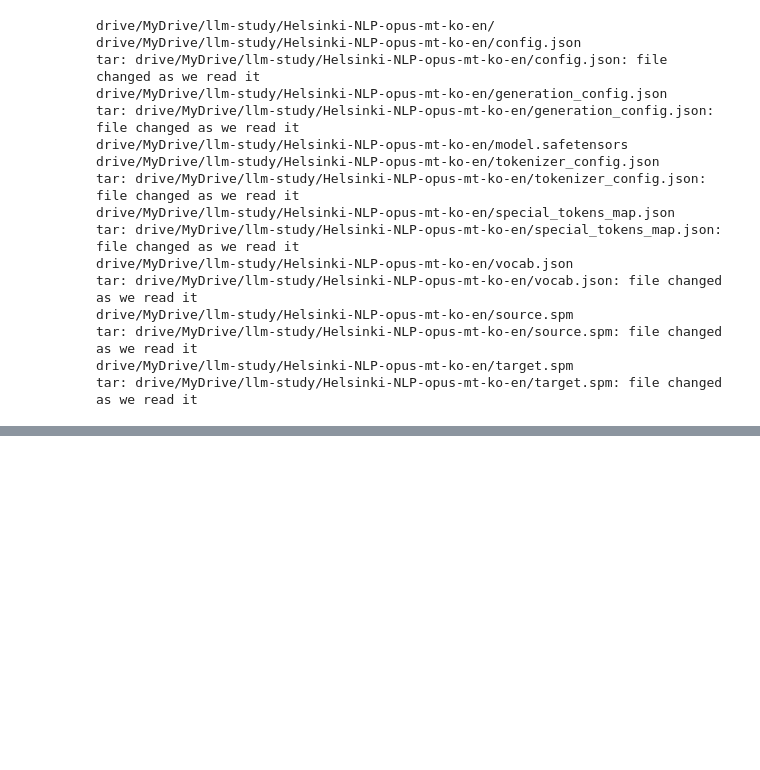
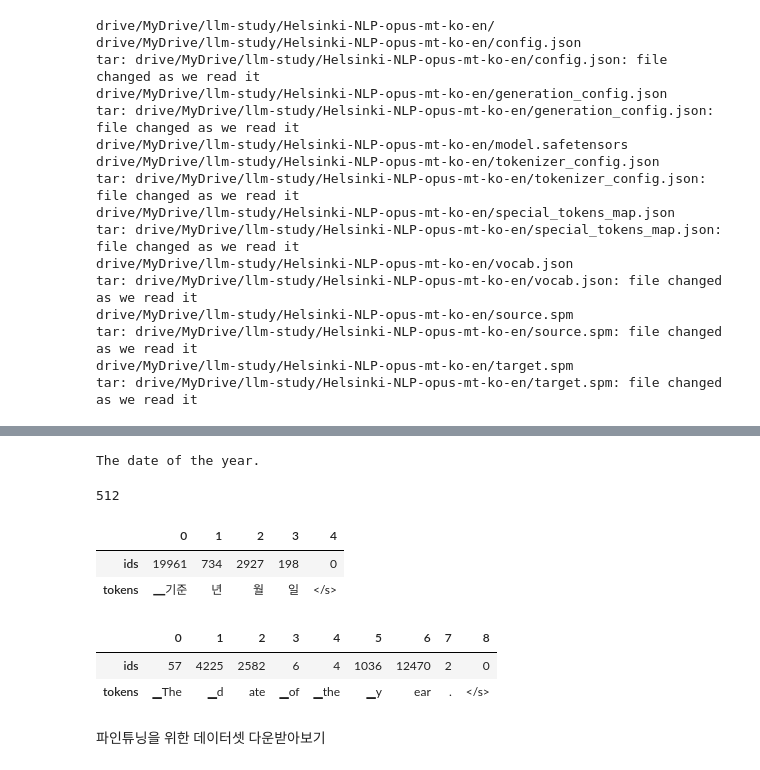
Before and after one commit to yiyc-kr/llm-study, a Jupyter notebook: Helsinki_NLP.ipynb, the cells around one changed output, grey strips where cells are left out. Saved outputs shown, nothing was run; the diff lists cells and outputs as text; code cells hidden in the pictures; blank space fills up the shorter version.

Commit message:
Edit Helsinki_NLP.ipynb: Test Fine-tuning

```diff
--- a/Helsinki_NLP.ipynb
+++ b/Helsinki_NLP.ipynb
@@ -103,0 +112,2 @@ tar: drive/MyDrive/llm-study/Helsinki-NLP-opus-mt-ko-en/target.spm: file changed
+# %%
+local_model_directory = "drive/MyDrive/llm-study/Helsinki-NLP-opus-mt-ko-en"
@@ -103,0 +130,4 @@ tar: drive/MyDrive/llm-study/Helsinki-NLP-opus-mt-ko-en/target.spm: file changed
+# %%
+tokenizer = MarianTokenizer.from_pretrained(local_model_directory)
+model = MarianMTModel.from_pretrained(local_model_directory)
+generation_config = GenerationConfig.from_pretrained(local_model_directory)
@@ -103,0 +162,22 @@ tar: drive/MyDrive/llm-study/Helsinki-NLP-opus-mt-ko-en/target.spm: file changed
+# %%
+# 번역할 텍스트
+text = "기준년월일"
+
+# 입력 텍스트를 토큰화
+inputs = tokenizer(text, return_tensors="pt")
+
+# 모델을 사용하여 번역 생성
+translated = model.generate(**inputs, generation_config=generation_config)
+
+# 번역된 텍스트 디코딩
+translated_text = tokenizer.decode(translated[0], skip_special_tokens=True)
+
+print(translated_text)
+# %% [output]
+The date of the year.
+# %%
+generation_config.max_length
+# %% [output]
+512
+# %%
+max_token_length = config = model.config.max_position_embeddings
@@ -103,0 +190,27 @@ tar: drive/MyDrive/llm-study/Helsinki-NLP-opus-mt-ko-en/target.spm: file changed
+# %%
+pd.DataFrame(
+    [
+        tokenized_sample_ko['input_ids'],
+        tokenizer.convert_ids_to_tokens(tokenized_sample_ko['input_ids'])
+    ], index=('ids', 'tokens')
+)
+# %% [output]
+|  | 0 | 1 | 2 | 3 | 4 |
+| ids | 19961 | 734 | 2927 | 198 | 0 |
+| tokens | ▁기준 | 년 | 월 | 일 | </s> |
+# %%
+tokenized_sample_en = tokenizer("The date of the year.",
+                                max_length=max_token_length,
+                                padding=True, truncation=True)
+pd.DataFrame(
+    [
+        tokenized_sample_en['input_ids'],
+        tokenizer.convert_ids_to_tokens(tokenized_sample_en['input_ids'])
+    ], index=('ids', 'tokens')
+)
+# %% [output]
+|  | 0 | 1 | 2 | 3 | 4 | 5 | 6 | 7 | 8 |
+| ids | 57 | 4225 | 2582 | 6 | 4 | 1036 | 12470 | 2 | 0 |
+| tokens | ▁The | ▁d | ate | ▁of | ▁the | ▁y | ear | . | </s> |
+# %% [markdown]
+파인튜닝을 위한 데이터셋 다운받아보기
```
Also changed, not shown: parts of 71 cells of this notebook.
